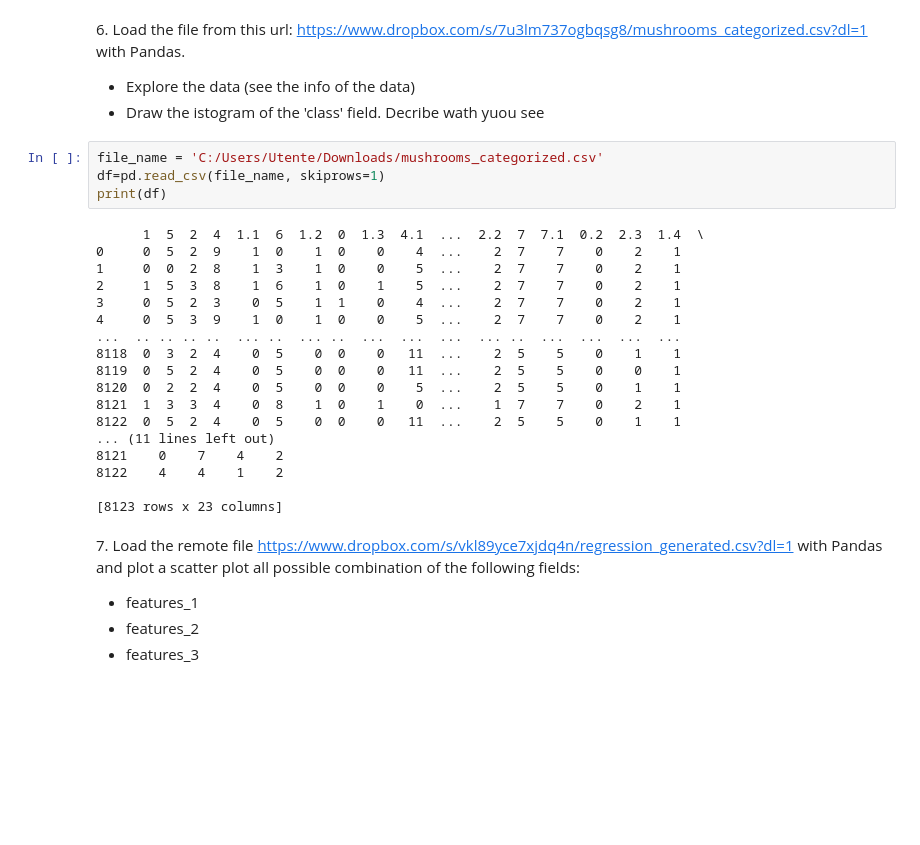
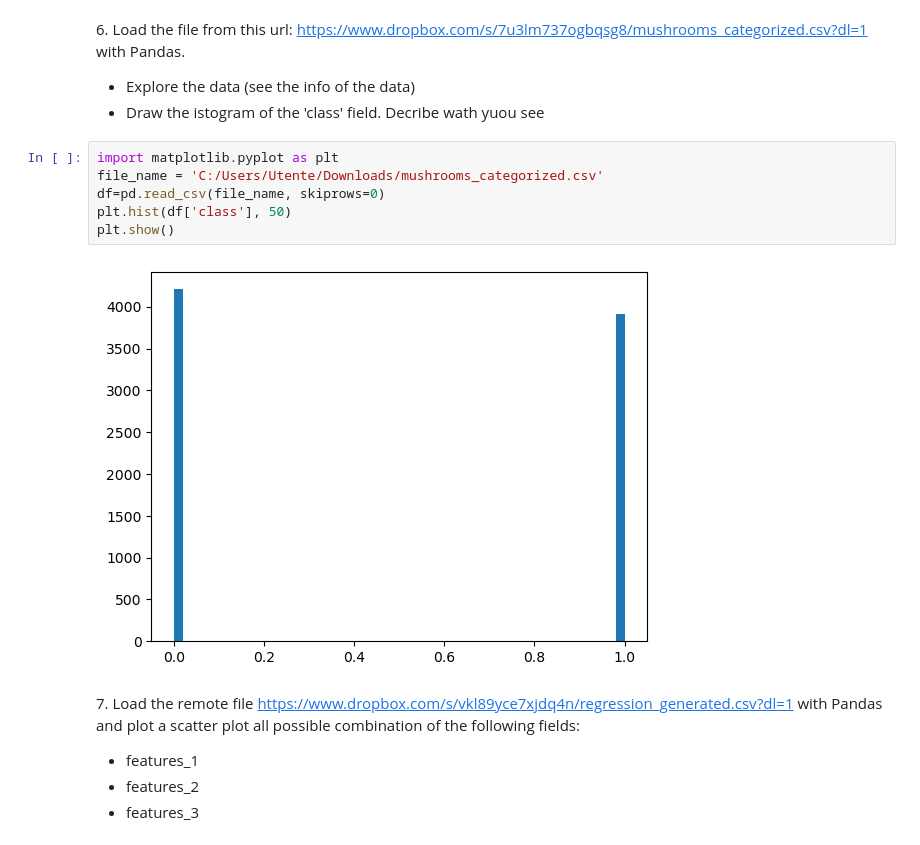
Before and after one commit to andrealorenzetto/LaboratoryOfComputationalPhysics_Y8, a Jupyter notebook: 05ex_OSEMN.ipynb, the cells around one changed output. Cells and saved outputs as stored; diff of their text form; blank space fills up the shorter version.

```diff
--- a/05ex_OSEMN.ipynb
+++ b/05ex_OSEMN.ipynb
@@ -56,27 +93,13 @@ Each character is composed by 6 bit (even the space) and the last 4 bit are just
 + Explore the data (see the info of the data)
 + Draw the istogram of the 'class' field. Decribe wath yuou see
 # %%
+import matplotlib.pyplot as plt
 file_name = 'C:/Users/Utente/Downloads/mushrooms_categorized.csv'
-df=pd.read_csv(file_name, skiprows=1)
-print(df)
+df=pd.read_csv(file_name, skiprows=0)
+plt.hist(df['class'], 50)
+plt.show()
 # %% [output]
-      1  5  2  4  1.1  6  1.2  0  1.3  4.1  ...  2.2  7  7.1  0.2  2.3  1.4  \
-0     0  5  2  9    1  0    1  0    0    4  ...    2  7    7    0    2    1
-1     0  0  2  8    1  3    1  0    0    5  ...    2  7    7    0    2    1
-2     1  5  3  8    1  6    1  0    1    5  ...    2  7    7    0    2    1
-3     0  5  2  3    0  5    1  1    0    4  ...    2  7    7    0    2    1
-4     0  5  3  9    1  0    1  0    0    5  ...    2  7    7    0    2    1
-...  .. .. .. ..  ... ..  ... ..  ...  ...  ...  ... ..  ...  ...  ...  ...
-8118  0  3  2  4    0  5    0  0    0   11  ...    2  5    5    0    1    1
-8119  0  5  2  4    0  5    0  0    0   11  ...    2  5    5    0    0    1
-8120  0  2  2  4    0  5    0  0    0    5  ...    2  5    5    0    1    1
-8121  1  3  3  4    0  8    1  0    1    0  ...    1  7    7    0    2    1
-8122  0  5  2  4    0  5    0  0    0   11  ...    2  5    5    0    1    1
-... (11 lines left out)
-8121    0    7    4    2
-8122    4    4    1    2
-
-[8123 rows x 23 columns]
+[figure, added]
 # %% [markdown]
 7\. Load the remote file [https://www.dropbox.com/s/vkl89yce7xjdq4n/regression_generated.csv?dl=1](https://www.dropbox.com/s/vkl89yce7xjdq4n/regression_generated.csv?dl=1) with Pandas and plot a scatter plot all possible combination of the following fields:
 
```
Also changed, not shown: parts of 3 cells of this notebook, 4 other files.
